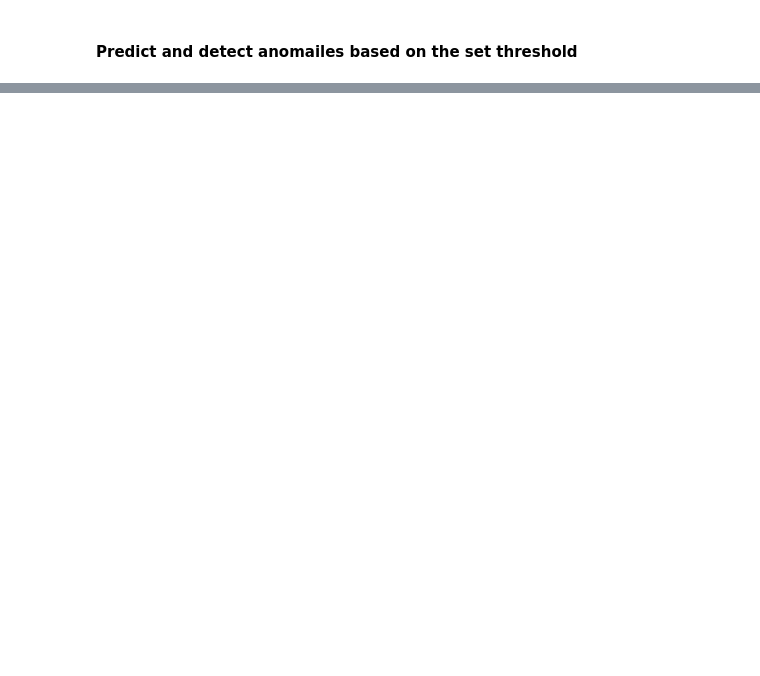
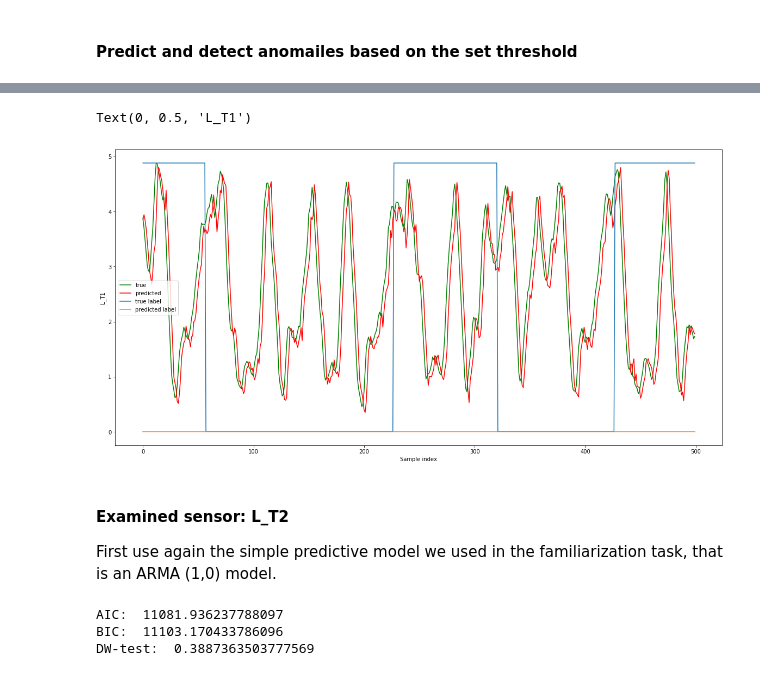
Before and after one commit to giannislelekas/CS4035, a Jupyter notebook: lab2/ARMA Task.ipynb, the cells around one changed output, grey strips where cells are left out. Saved outputs shown, nothing was run; the diff lists cells and outputs as text; code cells hidden in the pictures; blank space fills up the shorter version.

```diff
--- a/lab2/ARMA Task.ipynb
+++ b/lab2/ARMA Task.ipynb
@@ -176,2 +188,9 @@ Threshold:  2.699077655230753
 # %% [markdown]
 #### Predict and detect anomailes based on the set threshold
+# %%
+file = './data/arma_21_LT1.npy'
+# opt_p, opt_q = 5,5
+predictions, MFE, MAE = predict_mini(train_signal, test_signal, opt_p, opt_q,
+                                file=file, print_output=False)
+print("MFE: ", MFE)
+print("MAE: ", MAE)
@@ -177,0 +268,31 @@ Threshold:  2.699077655230753
+# %%
+plt.figure(figsize=(20,10))
+plt.plot(X2[3500:4000, 0], color = 'g', label='true')
+plt.plot(predictions[3500:4000], color='r', label='predicted')
+plt.plot(y2[3500:4000]*max(X2[3500:4000, 0]), label='true label')
+plt.plot(predicted_labels[3500:4000]*max(X2[3500:4000, 0]), label='predicted label')
+plt.legend()
+plt.xlabel("Sample index")
+plt.ylabel("L_T1")
+# %% [output]
+Text(0, 0.5, 'L_T1')
+[figure, added]
+# %% [markdown]
+#### Examined sensor: L_T2
+First use again the simple predictive model we used in the familiarization task, that is an ARMA (1,0) model.
+# %%
+import statsmodels.api as sm
+from statsmodels.tsa.arima_model import ARMA
+from statsmodels.tsa.arima_model import ARIMA
+
+train_signal = X1[:, 1]
+test_signal = X2[:, 1]
+model = ARMA(endog=train_signal, order=(1,0)).fit()
+
+print("AIC: ", model.aic)
+print("BIC: ", model.bic)
+print("DW-test: ", sm.stats.durbin_watson(model.resid))
+# %% [output]
+AIC:  11081.936237788097
+BIC:  11103.170433786096
+DW-test:  0.3887363503777569
```
Also changed, not shown: parts of 45 cells of this notebook, 22 other files.
